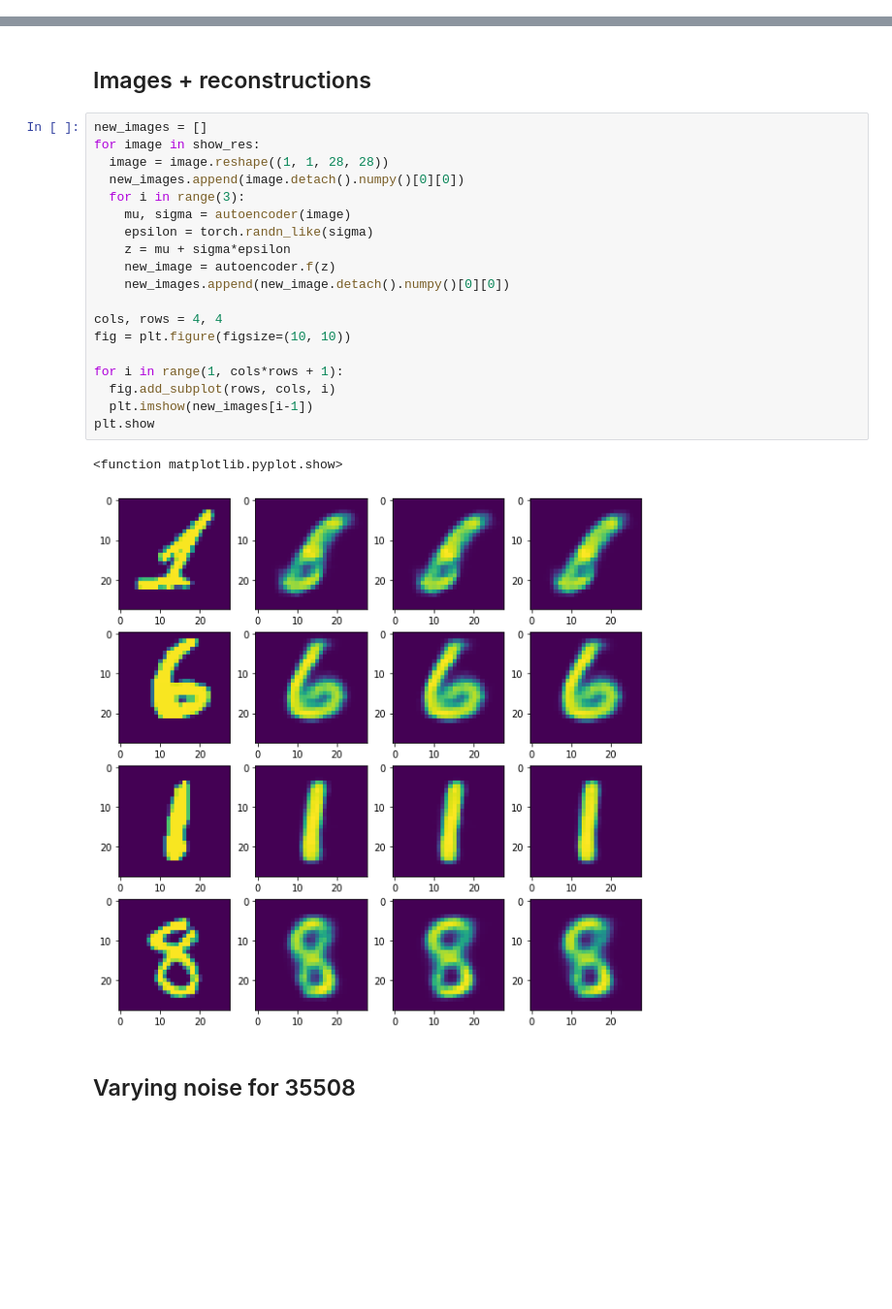
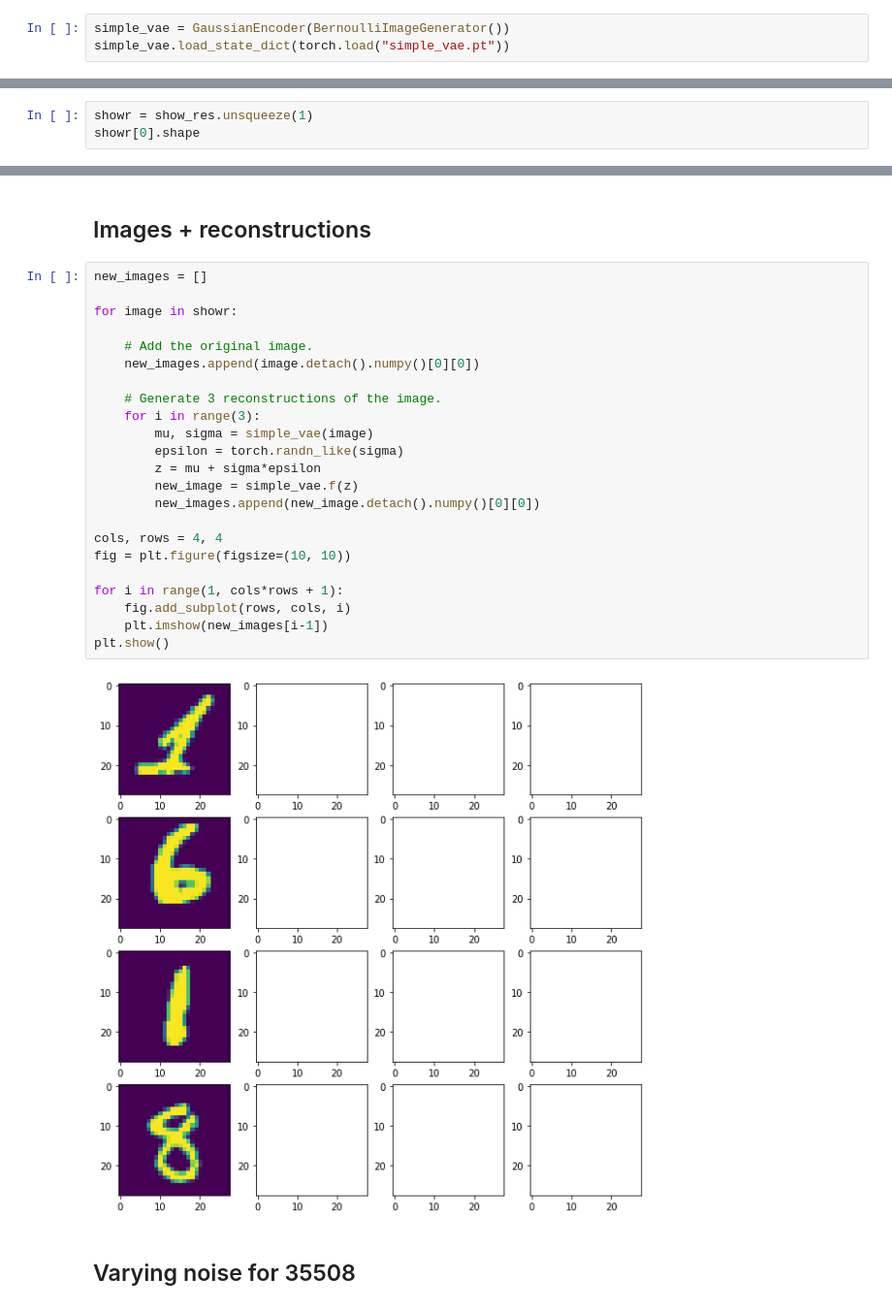
Before and after one commit to inwaves/probml, a Jupyter notebook: assignment1.ipynb, the cells around one changed output, grey strips where cells are left out. Shown at 97% size. Cells and saved outputs as stored; diff of their text form; blank space fills up the shorter version.

```diff
--- a/assignment1.ipynb
+++ b/assignment1.ipynb
@@ -358,0 +341,3 @@ torch.save(autoencoder.state_dict(), '4-dim-100-epoch.pt')
+# %%
+simple_vae = GaussianEncoder(BernoulliImageGenerator())
+simple_vae.load_state_dict(torch.load("simple_vae.pt"))
@@ -370,3 +357,6 @@ show_res.shape
 # %% [output]
 [figure]
 torch.Size([4, 1, 28, 28])
+# %%
+showr = show_res.unsqueeze(1)
+showr[0].shape
@@ -374,26 +366,29 @@ torch.Size([4, 1, 28, 28])
 ## Images + reconstructions
 # %%
 new_images = []
-for image in show_res:
-  image = image.reshape((1, 1, 28, 28))
-  new_images.append(image.detach().numpy()[0][0])
-  for i in range(3):
-    mu, sigma = autoencoder(image)
-    epsilon = torch.randn_like(sigma)
-    z = mu + sigma*epsilon
-    new_image = autoencoder.f(z)
-    new_images.append(new_image.detach().numpy()[0][0])
+
+for image in showr:
+
+    # Add the original image.
+    new_images.append(image.detach().numpy()[0][0])
+
+    # Generate 3 reconstructions of the image.
+    for i in range(3):
+        mu, sigma = simple_vae(image)
+        epsilon = torch.randn_like(sigma)
+        z = mu + sigma*epsilon
+        new_image = simple_vae.f(z)
+        new_images.append(new_image.detach().numpy()[0][0])
 
 cols, rows = 4, 4
 fig = plt.figure(figsize=(10, 10))
 
 for i in range(1, cols*rows + 1):
-  fig.add_subplot(rows, cols, i)
-  plt.imshow(new_images[i-1])
-plt.show
+    fig.add_subplot(rows, cols, i)
+    plt.imshow(new_images[i-1])
+plt.show()
 # %% [output]
-<function matplotlib.pyplot.show>
-[figure, old version]
+[figure, new version]
 # %% [markdown]
 ## Varying noise for 35508
 # %%
```
Also changed, not shown: parts of 9 cells of this notebook, 10 other files.
